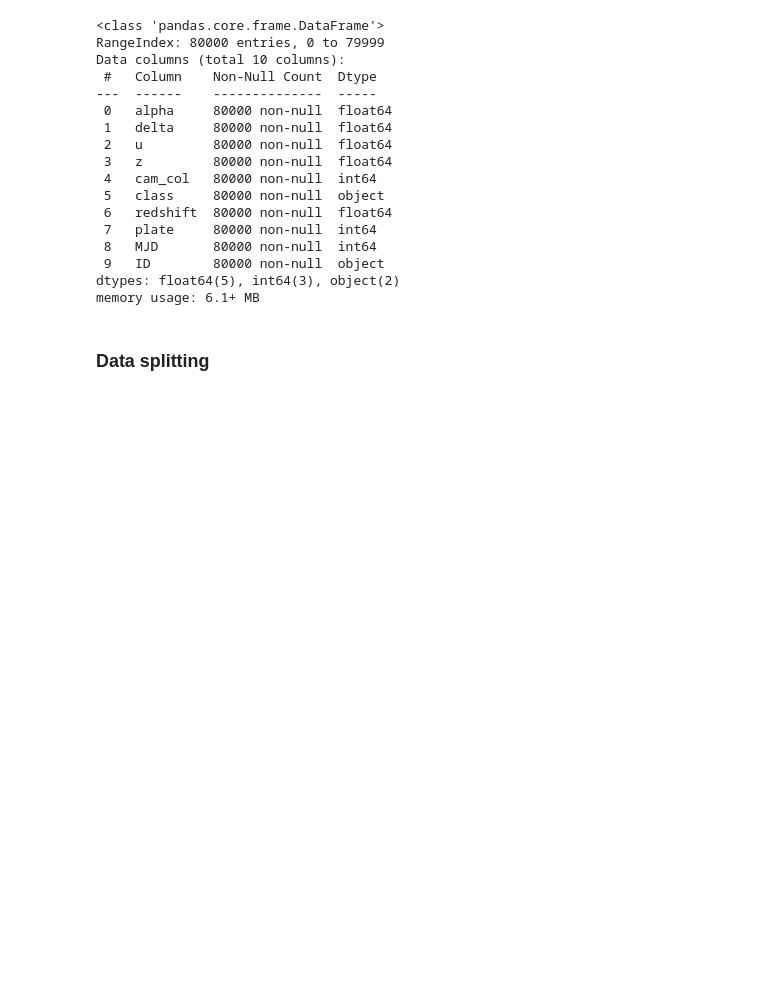
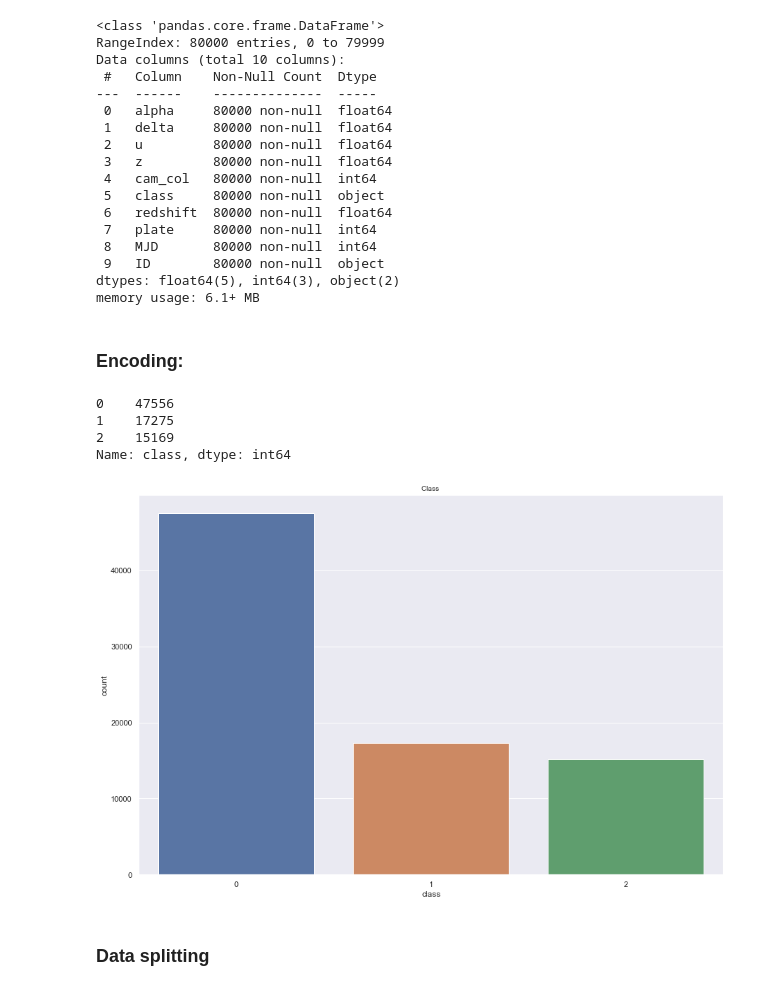
Before and after one commit to MuneraAlRajhi/StellarDatasetML, a Jupyter notebook: Stellar_EDA.ipynb, the cells around one changed output. Cells and saved outputs as stored; diff of their text form; code cells hidden in the pictures; blank space fills up the shorter version.

```diff
--- a/Stellar_EDA.ipynb
+++ b/Stellar_EDA.ipynb
@@ -271,6 +271,22 @@ Data columns (total 10 columns):
  9   ID        80000 non-null  object
 dtypes: float64(5), int64(3), object(2)
 memory usage: 6.1+ MB
+# %% [markdown]
+### Encoding:
+# %%
+df["class"]=[0 if i == "GALAXY" else 1 if i == "STAR" else 2 for i in df["class"]]
+df["class"].value_counts()
+# %% [output]
+0    47556
+1    17275
+2    15169
+Name: class, dtype: int64
+# %%
+sns.countplot(df["class"])
+plt.title("Class ",fontsize=10)
+plt.show()
+# %% [output]
+[figure, added]
 # %% [markdown]
 ### Data splitting
 # %% [markdown]
```
Also changed, not shown: parts of 8 cells of this notebook.
